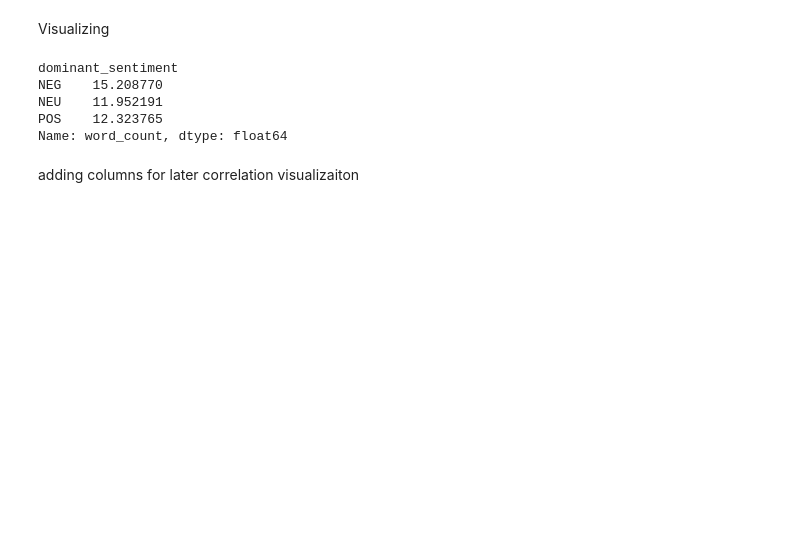
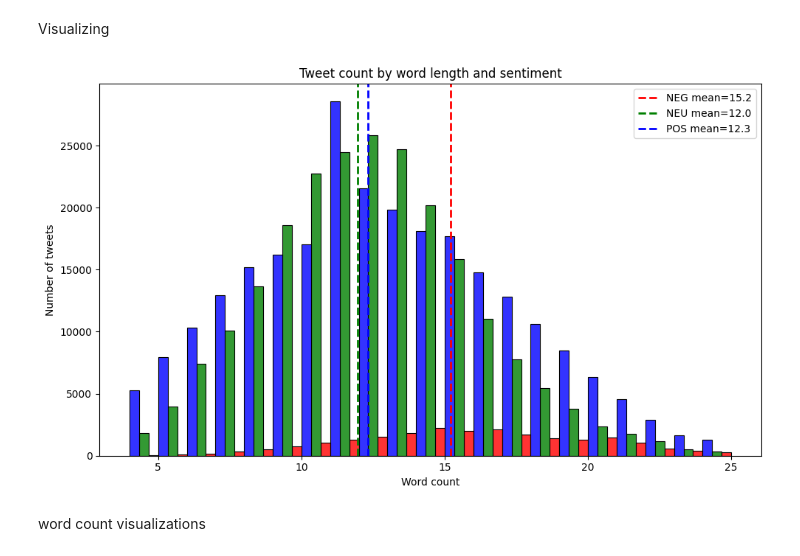
Before and after one commit to jelittle/EECS_4412_Final_Project, a Jupyter notebook: EDA/t4sa_EDA_Joshua.ipynb, the cells around one changed output. Cells and saved outputs as stored; diff of their text form; code cells hidden in the pictures; blank space fills up the shorter version.

```diff
--- a/EDA/t4sa_EDA_Joshua.ipynb
+++ b/EDA/t4sa_EDA_Joshua.ipynb
@@ -278,12 +308,36 @@ word_freq.sort_values(by=['ngram_len', 'pos_count'], ascending=[False, False]).h
 # %% [markdown]
 Visualizing
 # %%
-EDA_DF.groupby('dominant_sentiment')['word_count'].mean()
+from matplotlib.lines import Line2D
+
+# Seaborn histogram of tweet word counts (capped at 100) with hue by sentiment
+capped = EDA_DF['word_count']
+plt.figure(figsize=(10,6))
+palette = {'NEG': 'red', 'NEU': 'green', 'POS': 'blue'}
+
+sns.histplot(
+    data=EDA_DF.assign(word_count_capped=capped),
+    x='word_count_capped',
+    bins=range(4,26),
+    hue='dominant_sentiment',
+    multiple='dodge',
+    element='bars',
+    stat='count',
+    alpha=0.8,
+    palette=palette
+)
+
+group_means = EDA_DF.assign(word_count_capped=capped).groupby('dominant_sentiment')['word_count_capped'].mean()
+for sent, mean_val in group_means.items():
+    plt.axvline(mean_val, color=palette.get(sent, 'k'), linestyle='--', linewidth=2, label=f"{sent} mean={mean_val:.1f}")
+
+plt.legend(loc='best')
+plt.xlabel('Word count')
+plt.ylabel('Number of tweets')
+plt.title('Tweet count by word length and sentiment')
+plt.tight_layout()
+plt.show()
 # %% [output]
-dominant_sentiment
-NEG    15.208770
-NEU    11.952191
-POS    12.323765
-Name: word_count, dtype: float64
+[figure, added]
-# %% [markdown]
-adding columns for later correlation visualizaiton
+# %% [markdown]
+word count visualizations
```
Also changed, not shown: parts of 8 cells of this notebook.
